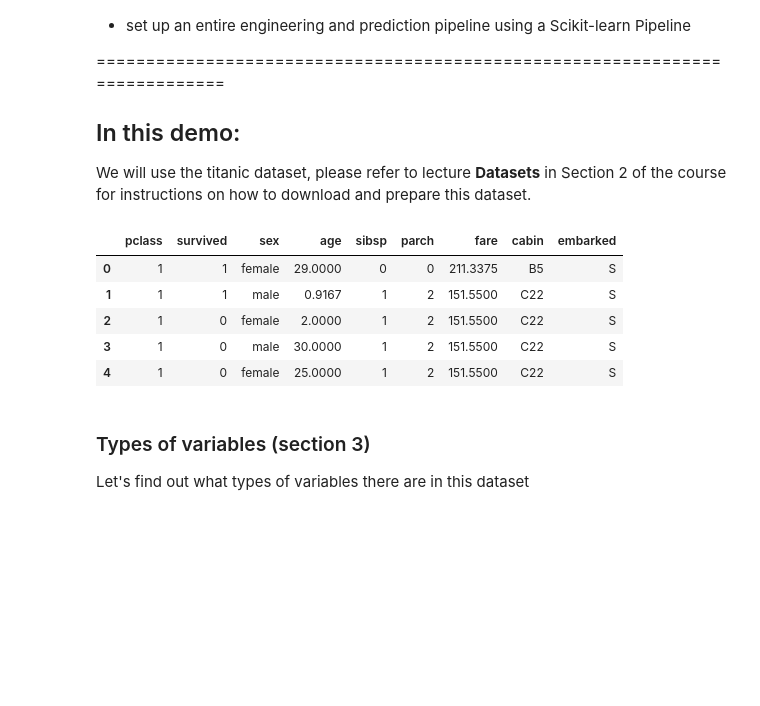
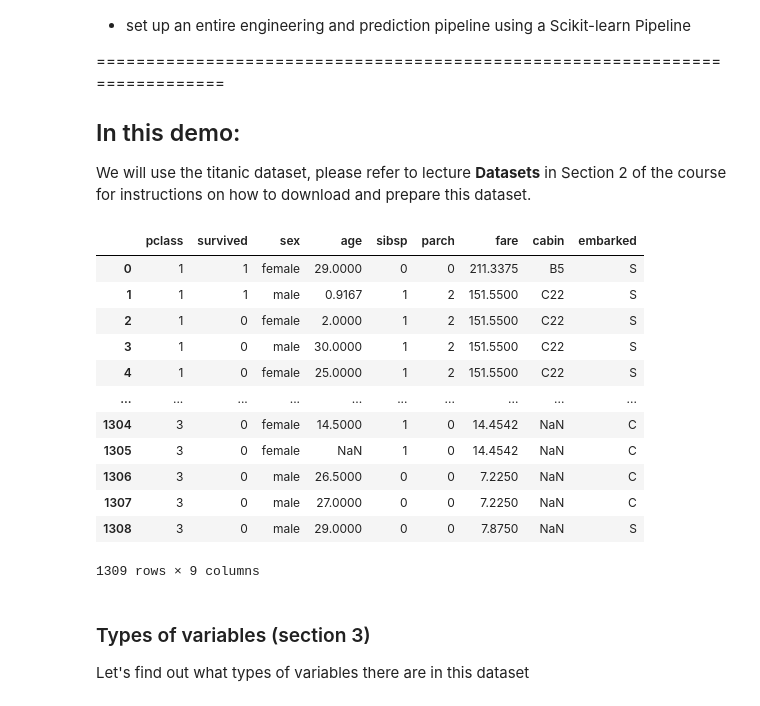
Before and after one commit to Chepell/feature-engineering-for-machine-learning, a Jupyter notebook: Section-19-Putting-it-altogether/01-Classification-titanic.ipynb, the cells around one changed output. Drawn from its saved outputs; the diff is of its cells as text; code cells hidden in the pictures; blank space fills up the shorter version.

```diff
--- a/Section-19-Putting-it-altogether/01-Classification-titanic.ipynb
+++ b/Section-19-Putting-it-altogether/01-Classification-titanic.ipynb
@@ -29,22 +29,34 @@ from feature_engine import discretisation as dsc
 from feature_engine import encoding as ce
 # %%
 # load dataset
-
 cols = [
-    'pclass', 'sex', 'age', 'sibsp', 'parch', 'fare', 'cabin',
-    'embarked', 'survived'
+    "pclass",
+    "sex",
+    "age",
+    "sibsp",
+    "parch",
+    "fare",
+    "cabin",
+    "embarked",
+    "survived",
 ]
 
-data = pd.read_csv('../Data/titanic.csv', usecols=cols)
-
-data.head()
+data = pd.read_csv("../Data/titanic.csv", usecols=cols)
+data
 # %% [output]
 |  | pclass | survived | sex | age | sibsp | parch | fare | cabin | embarked |
 | 0 | 1 | 1 | female | 29.0000 | 0 | 0 | 211.3375 | B5 | S |
 | 1 | 1 | 1 | male | 0.9167 | 1 | 2 | 151.5500 | C22 | S |
 | 2 | 1 | 0 | female | 2.0000 | 1 | 2 | 151.5500 | C22 | S |
 | 3 | 1 | 0 | male | 30.0000 | 1 | 2 | 151.5500 | C22 | S |
 | 4 | 1 | 0 | female | 25.0000 | 1 | 2 | 151.5500 | C22 | S |
+| ... | ... | ... | ... | ... | ... | ... | ... | ... | ... |
+| 1304 | 3 | 0 | female | 14.5000 | 1 | 0 | 14.4542 | NaN | C |
+| 1305 | 3 | 0 | female | NaN | 1 | 0 | 14.4542 | NaN | C |
+| 1306 | 3 | 0 | male | 26.5000 | 0 | 0 | 7.2250 | NaN | C |
+| 1307 | 3 | 0 | male | 27.0000 | 0 | 0 | 7.2250 | NaN | C |
+| 1308 | 3 | 0 | male | 29.0000 | 0 | 0 | 7.8750 | NaN | S |
+1309 rows × 9 columns
 # %% [markdown]
 ### Types of variables (section 3)
 
```
Also changed, not shown: parts of 19 cells of this notebook.
